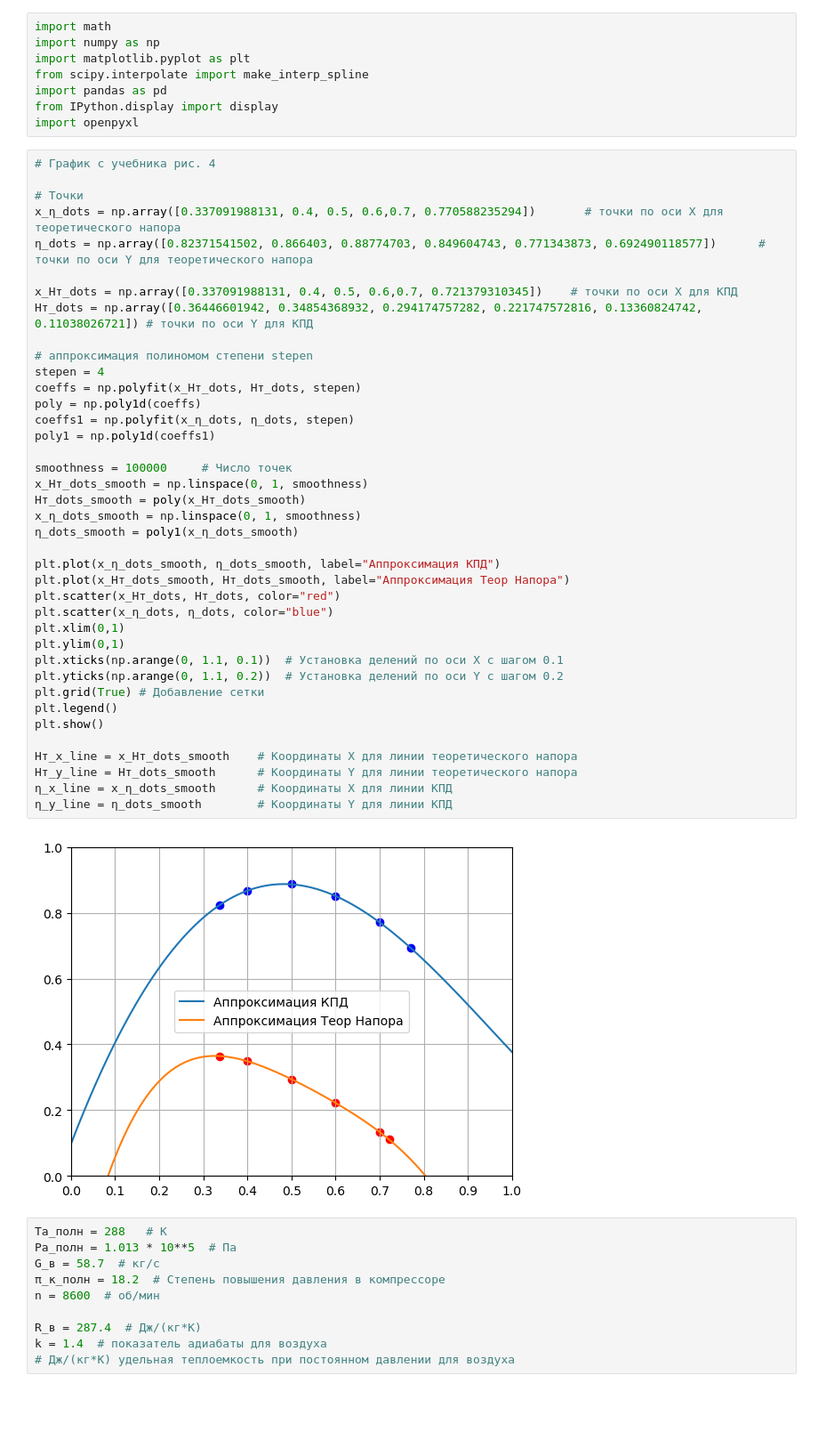
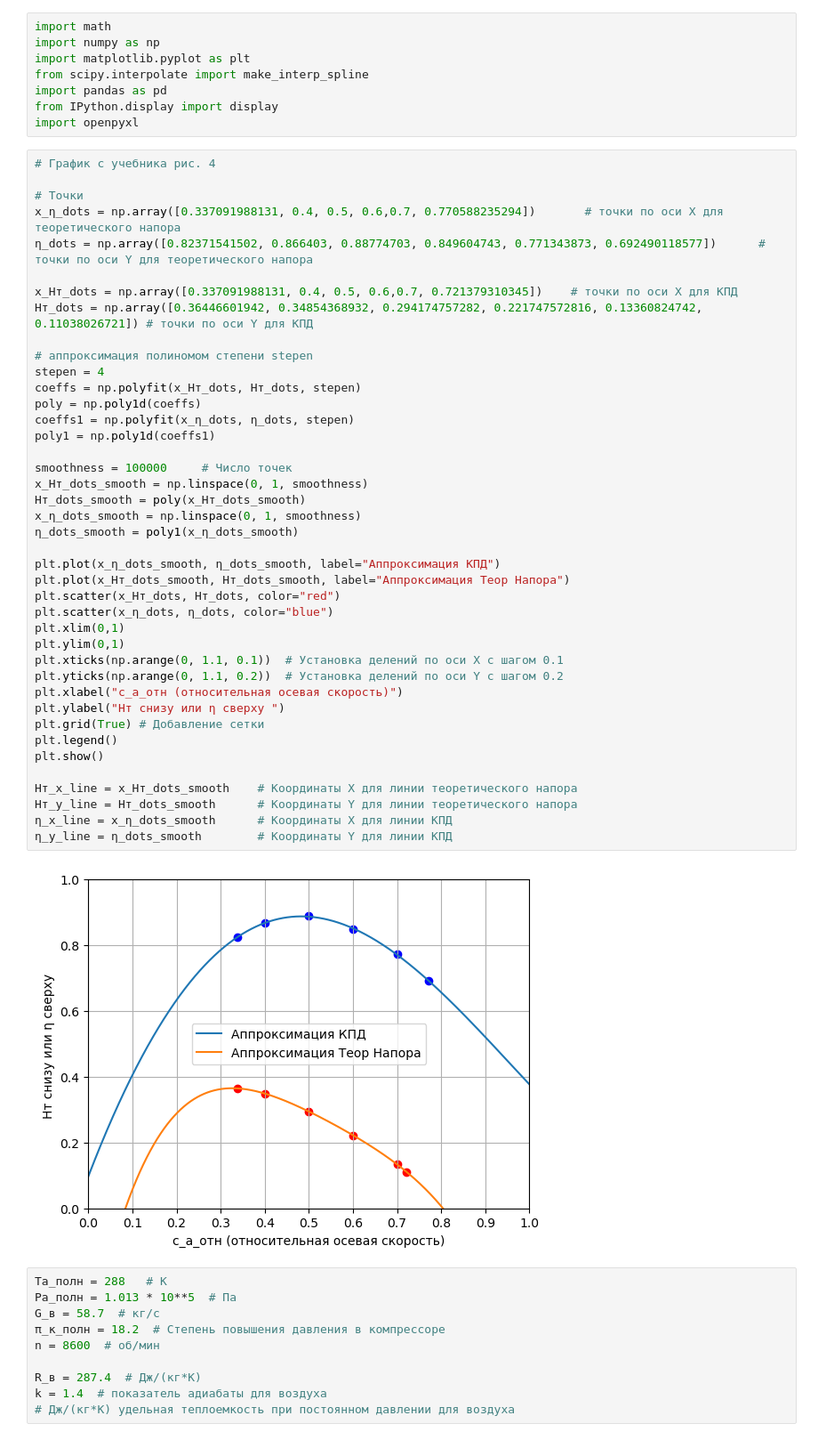
Before and after one commit to mikiway902/Compressor_Kurs, a Jupyter notebook: main.ipynb, the cells around one changed output. Shown at 89% size. Drawn from its saved outputs; the diff is of its cells as text; blank space fills up the shorter version.

```diff
--- a/main.ipynb
+++ b/main.ipynb
@@ -21,34 +21,36 @@ Hт_dots = np.array([0.36446601942, 0.34854368932, 0.294174757282, 0.22174757281
 # аппроксимация полиномом степени stepen
 stepen = 4
 coeffs = np.polyfit(x_Hт_dots, Hт_dots, stepen)
 poly = np.poly1d(coeffs)
 coeffs1 = np.polyfit(x_η_dots, η_dots, stepen)
 poly1 = np.poly1d(coeffs1)
 
 smoothness = 100000     # Число точек
 x_Hт_dots_smooth = np.linspace(0, 1, smoothness)
 Hт_dots_smooth = poly(x_Hт_dots_smooth)
 x_η_dots_smooth = np.linspace(0, 1, smoothness)
 η_dots_smooth = poly1(x_η_dots_smooth)
 
 plt.plot(x_η_dots_smooth, η_dots_smooth, label="Аппроксимация КПД")
 plt.plot(x_Hт_dots_smooth, Hт_dots_smooth, label="Аппроксимация Теор Напора")
 plt.scatter(x_Hт_dots, Hт_dots, color="red")
 plt.scatter(x_η_dots, η_dots, color="blue")
 plt.xlim(0,1)
 plt.ylim(0,1)
 plt.xticks(np.arange(0, 1.1, 0.1))  # Установка делений по оси X с шагом 0.1
 plt.yticks(np.arange(0, 1.1, 0.2))  # Установка делений по оси Y с шагом 0.2
+plt.xlabel("c_a_отн (относительная осевая скорость)")
+plt.ylabel("Hт снизу или η сверху ")
 plt.grid(True) # Добавление сетки
 plt.legend()
 plt.show()
 
 Hт_x_line = x_Hт_dots_smooth    # Координаты X для линии теоретического напора
 Hт_y_line = Hт_dots_smooth      # Координаты Y для линии теоретического напора
 η_x_line = x_η_dots_smooth      # Координаты X для линии КПД
 η_y_line = η_dots_smooth        # Координаты Y для линии КПД
 # %% [output]
-[figure, old version]
+[figure, new version]
 # %%
 Tа_полн = 288   # K
 Pа_полн = 1.013 * 10**5  # Па
```
Also changed, not shown: parts of 13 cells of this notebook, 2 other files.
